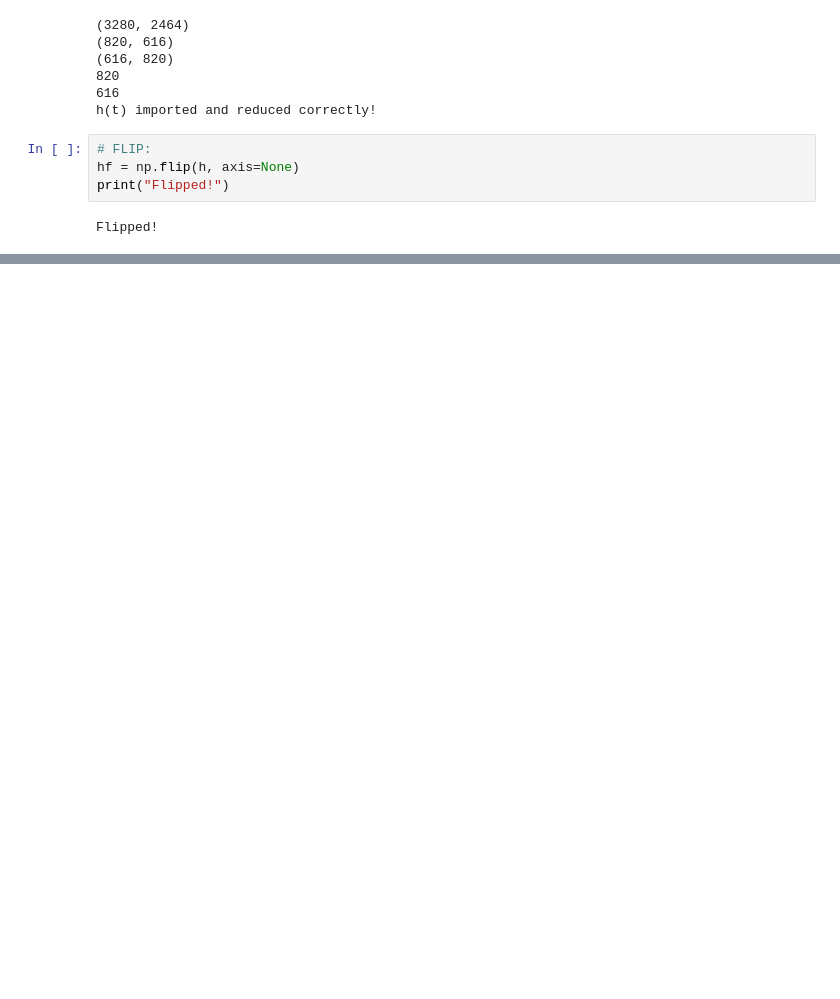
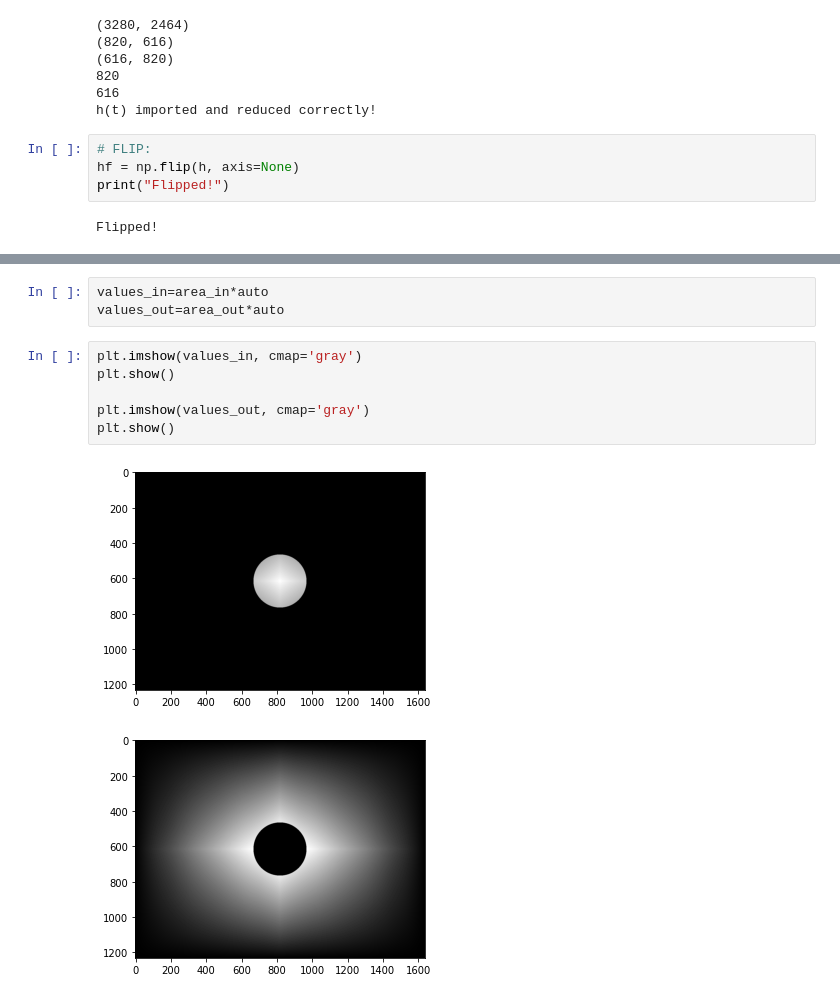
Before and after one commit to olivierleblanc/diffusercam, a Jupyter notebook: bernat/autocorrelation01.ipynb, the cells around one changed output, grey strips where cells are left out. Saved outputs shown, nothing was run; the diff lists cells and outputs as text; blank space fills up the shorter version.

```diff
--- a/bernat/autocorrelation01.ipynb
+++ b/bernat/autocorrelation01.ipynb
@@ -55,0 +113,12 @@ plt.show()
+# %%
+values_in=area_in*auto
+values_out=area_out*auto
+# %%
+plt.imshow(values_in, cmap='gray')
+plt.show()
+
+plt.imshow(values_out, cmap='gray')
+plt.show()
+# %% [output]
+[figure, added]
+[figure, added]
```
Also changed, not shown: parts of 28 cells of this notebook.
